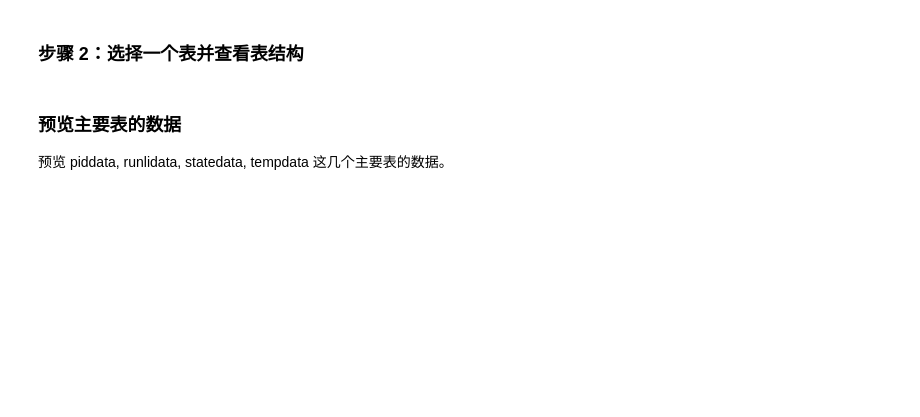
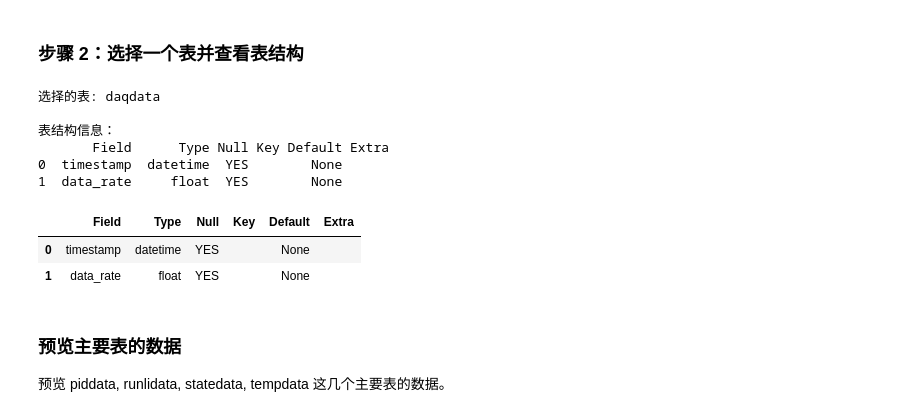
Before and after one commit to SnowingWolf/SC_Manager, a Jupyter notebook: tutorial_slowcontrol.ipynb, the cells around one changed output. Cells and saved outputs as stored; diff of their text form; code cells hidden in the pictures; blank space fills up the shorter version.

```diff
--- a/tutorial_slowcontrol.ipynb
+++ b/tutorial_slowcontrol.ipynb
@@ -54,16 +77,29 @@ for i, table in enumerate(tables, 1):
 ### 步骤 2：选择一个表并查看表结构
 # %%
 # 选择要查询的表（请根据实际情况修改表名）
+if len(tables) == 0:
+    raise RuntimeError("数据库中没有可用表，请先检查连接和权限")
+
 table_name = tables[0]  # 使用第一个表作为示例
 
 print(f"选择的表: {table_name}")
-print("\n表结构信息：")
-
+print()
+print("表结构信息：")
 
 # 查看表结构
 table_info = reader.get_table_info(table_name)
 print(table_info)
 display(table_info)
+# %% [output]
+选择的表: daqdata
+
+表结构信息：
+       Field      Type Null Key Default Extra
+0  timestamp  datetime  YES        None
+1  data_rate     float  YES        None
+|  | Field | Type | Null | Key | Default | Extra |
+| 0 | timestamp | datetime | YES |  | None |  |
+| 1 | data_rate | float | YES |  | None |  |
 # %% [markdown]
 ### 预览主要表的数据
 
```
Also changed, not shown: parts of 20 cells of this notebook.
